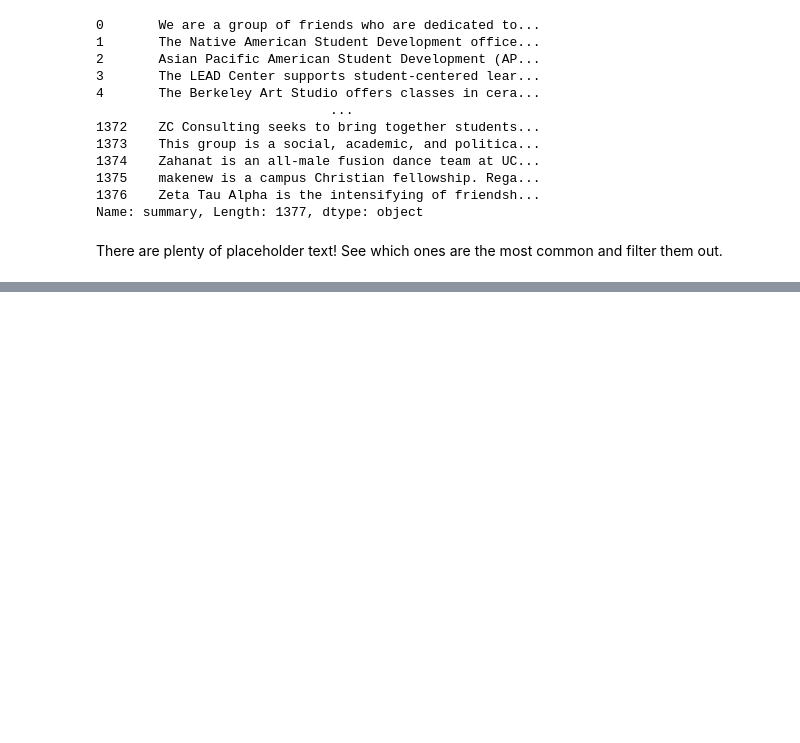
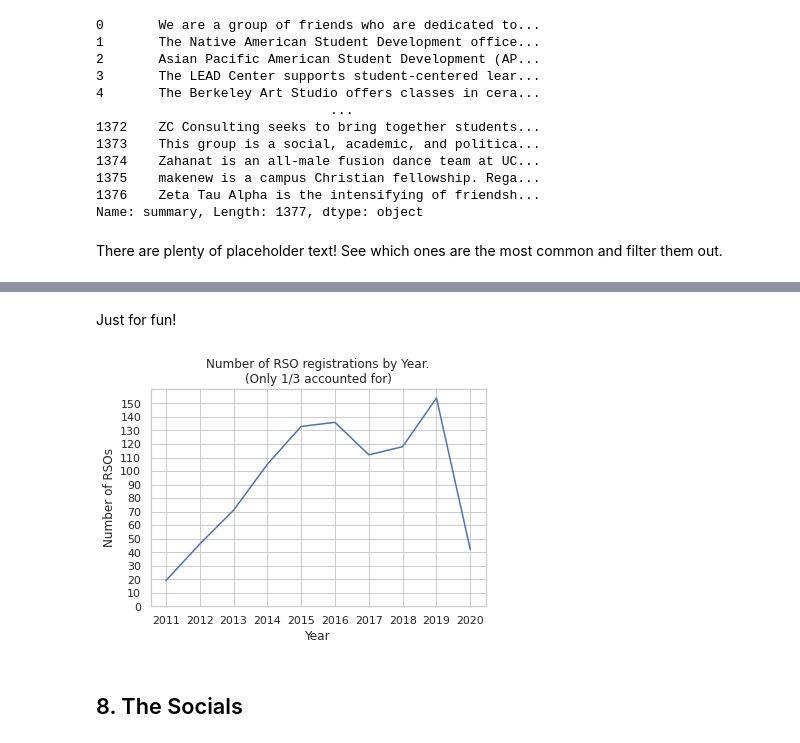
Before and after one commit to ivalexander13/msproul-data-cleaning, a Jupyter notebook: explore.ipynb, the cells around one changed output, grey strips where cells are left out. Saved outputs shown, nothing was run; the diff lists cells and outputs as text; code cells hidden in the pictures; blank space fills up the shorter version.

```diff
--- a/explore.ipynb
+++ b/explore.ipynb
@@ -291,0 +326,23 @@ a = summary_remove_filler.value_counts()
+# %%
+copy2 = og_data.copy()
+def cleanup_start_date(df):
+    def return_valid(val):
+        if (
+            val is None
+            or val is np.nan
+            or len(val) == 0
+            or val == '2013-07-29T00:00:00+00:00'
+            or val == '1969-12-31T00:00:00+00:00'
+        ):
+            return np.nan
+        else:
+            return val[0:4]
+
+    df.start_date = df.start_date.apply(return_valid, convert_dtype=True)
+    df.start_date = df.start_date.fillna(df.status_change_date)
+    df.start_date = df.start_date.apply(return_valid, convert_dtype=True)
+    return df
+
+cleanup_fn.add(cleanup_start_date)
+
+cleanup_start_date(copy2).start_date.dropna().value_counts()
@@ -291,0 +361,13 @@ a = summary_remove_filler.value_counts()
+# %% [markdown]
+Just for fun!
+# %%
+year_df = cleanup_start_date(copy2).start_date.dropna().value_counts().sort_index()
+plt.plot(year_df.index, year_df);
+plt.yticks(range(0, max(year_df) + 1, 10))
+plt.title("Number of RSO registrations by Year.\n(Only 1/3 accounted for)");
+plt.ylabel("Number of RSOs");
+plt.xlabel("Year");
+# %% [output]
+[figure, added]
+# %% [markdown]
+## 8. The Socials
```
Also changed, not shown: parts of 18 cells of this notebook.
